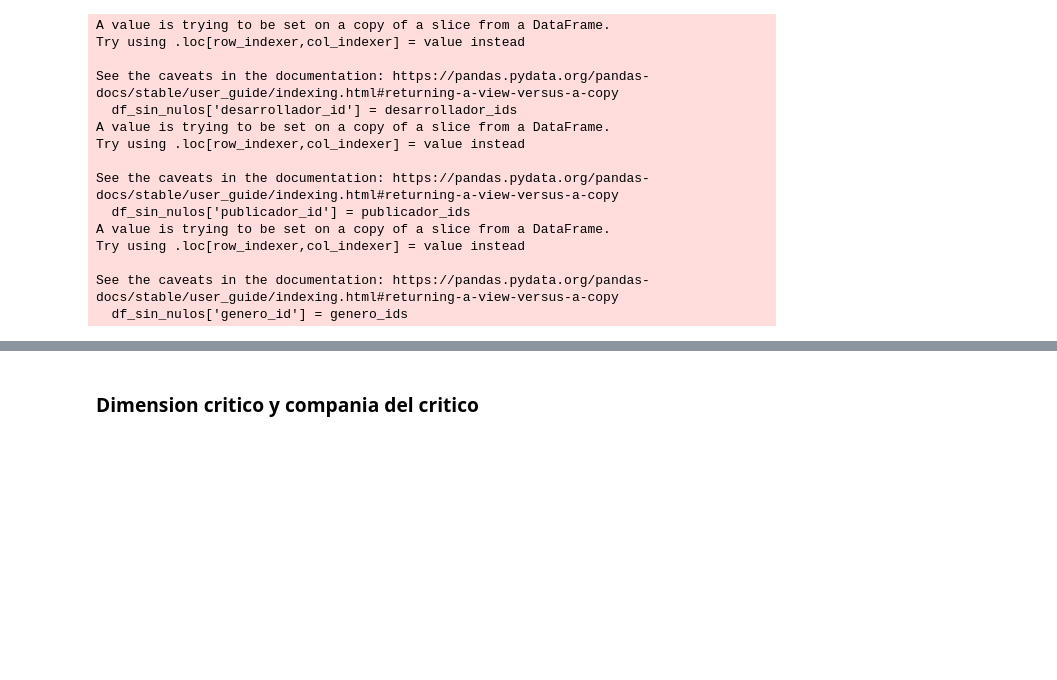
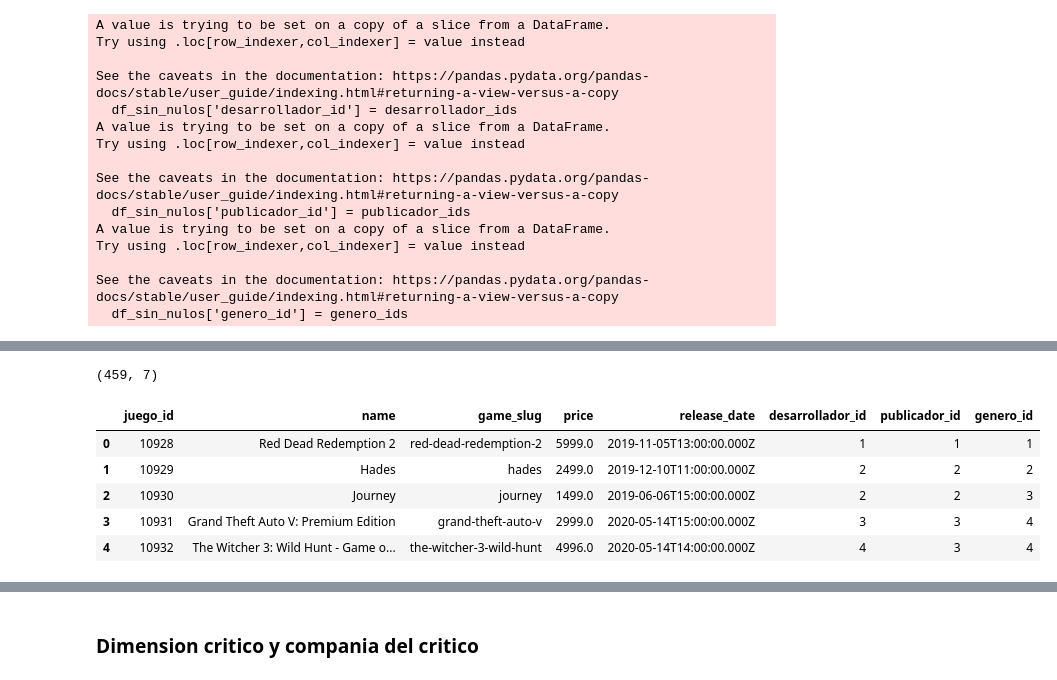
Before and after one commit to EnzoRD/TP_BDM, a Jupyter notebook: etl.ipynb, the cells around one changed output, grey strips where cells are left out. Drawn from its saved outputs; the diff is of its cells as text; code cells hidden in the pictures; blank space fills up the shorter version.

```diff
--- a/etl.ipynb
+++ b/etl.ipynb
@@ -210,3 +210,6 @@ Try using .loc[row_indexer,col_indexer] = value instead
 
 See the caveats in the documentation: https://pandas.pydata.org/pandas-docs/stable/user_guide/indexing.html#returning-a-view-versus-a-copy
   df_sin_nulos['genero_id'] = genero_ids
+# %%
+dimension_juego_temp = pd.DataFrame(df_sin_nulos[['name', 'desarrollador_id', 'publicador_id', 'genero_id',]].drop_duplicates(subset=['name']))
+dimension_juego_temp.head()
@@ -213,2 +226,16 @@ See the caveats in the documentation: https://pandas.pydata.org/pandas-docs/stab
+# %%
+
+dimension_juego_temp.shape
+# %% [output]
+(459, 7)
 # %%
-dimension_juego = actualizarTablaDimension(engine, 'dimension_juego', df_sin_nulos[['name', 'game_slug', 'price', 'release_date', 'desarrollador_id', 'publicador_id', 'genero_id']],pk='juego_id')
+dimension_juego = actualizarTablaDimension(engine, 'dimension_juego', dimension_juego_temp,pk='juego_id')
+# %%
+dimension_juego.head()
+# %% [output]
+|  | juego_id | name | game_slug | price | release_date | desarrollador_id | publicador_id | genero_id |
+| 0 | 10928 | Red Dead Redemption 2 | red-dead-redemption-2 | 5999.0 | 2019-11-05T13:00:00.000Z | 1 | 1 | 1 |
+| 1 | 10929 | Hades | hades | 2499.0 | 2019-12-10T11:00:00.000Z | 2 | 2 | 2 |
+| 2 | 10930 | Journey | journey | 1499.0 | 2019-06-06T15:00:00.000Z | 2 | 2 | 3 |
+| 3 | 10931 | Grand Theft Auto V: Premium Edition | grand-theft-auto-v | 2999.0 | 2020-05-14T15:00:00.000Z | 3 | 3 | 4 |
+| 4 | 10932 | The Witcher 3: Wild Hunt - Game o... | the-witcher-3-wild-hunt | 4996.0 | 2020-05-14T14:00:00.000Z | 4 | 3 | 4 |
```
Also changed, not shown: parts of 16 cells of this notebook.
